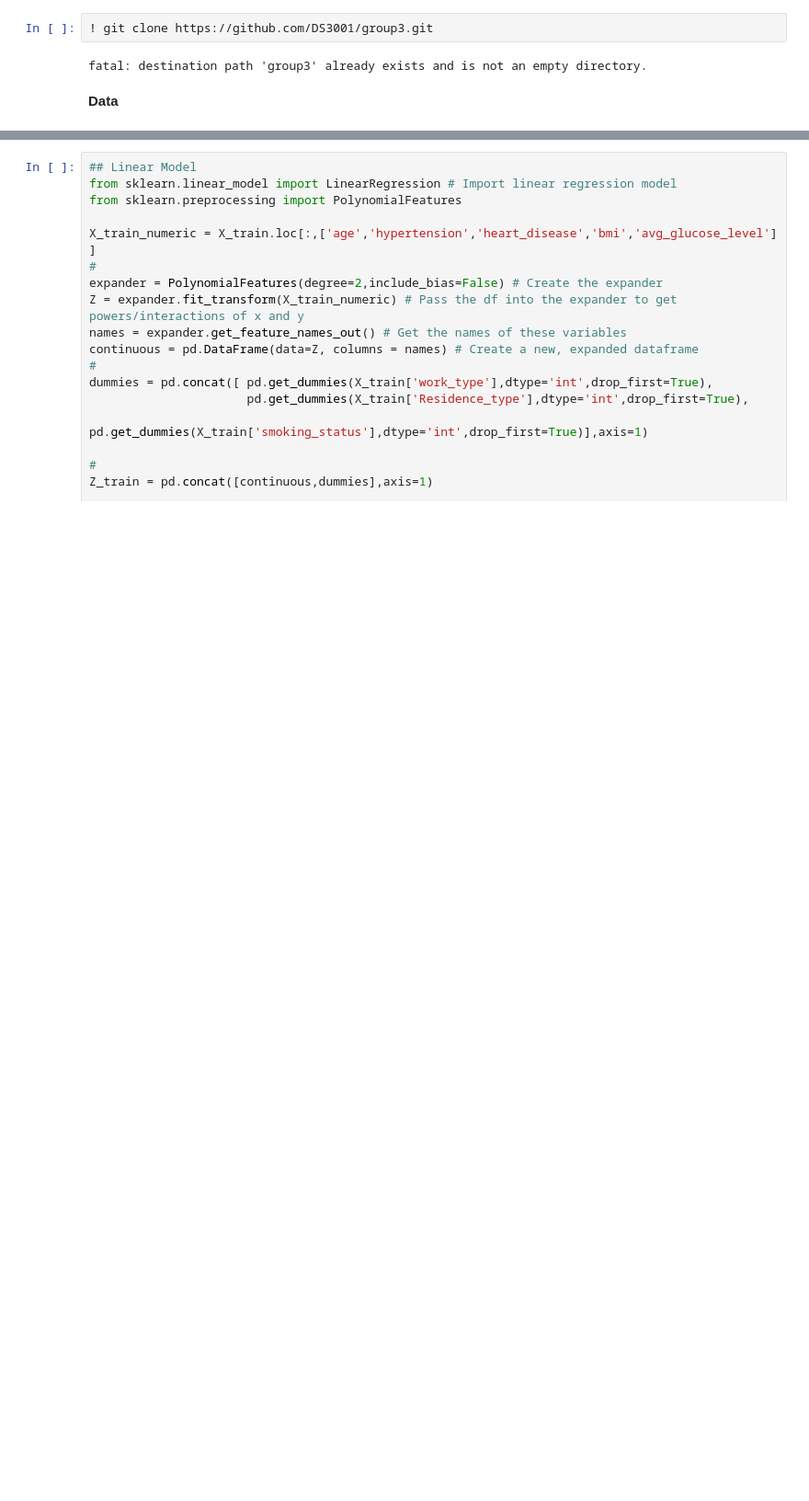
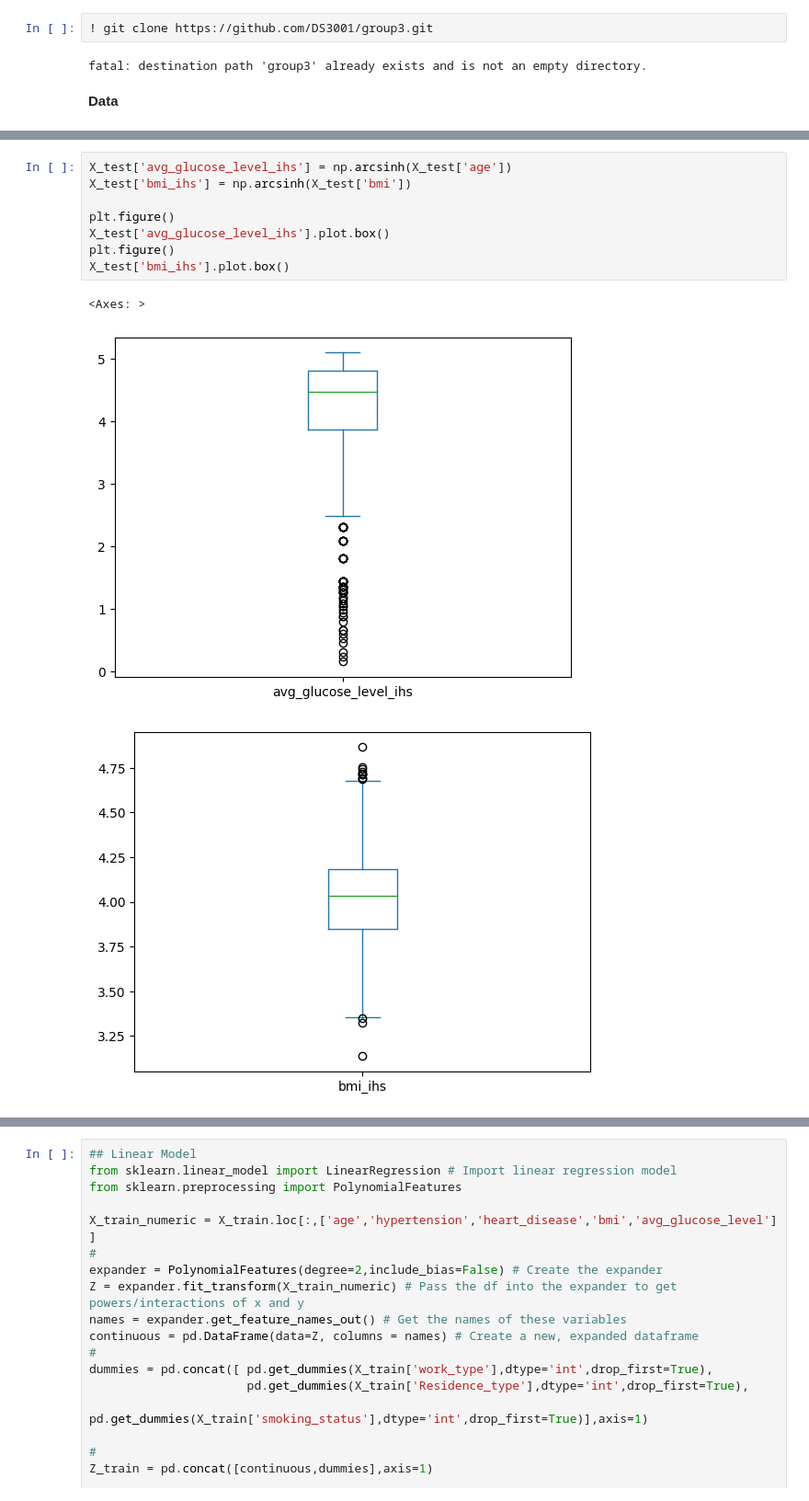
Before and after one commit to DS3001/group3, a Jupyter notebook: Project2.ipynb, the cells around one changed output, grey strips where cells are left out. Shown: that part at 92% size. Saved outputs shown, nothing was run; the diff lists cells and outputs as text; blank space fills up the shorter version.

```diff
--- a/Project2.ipynb
+++ b/Project2.ipynb
@@ -25,0 +47,12 @@ X_train.loc[X_train['gender']=='Other','gender'] = 'Male'
+# %%
+X_test['avg_glucose_level_ihs'] = np.arcsinh(X_test['age'])
+X_test['bmi_ihs'] = np.arcsinh(X_test['bmi'])
+
+plt.figure()
+X_test['avg_glucose_level_ihs'].plot.box()
+plt.figure()
+X_test['bmi_ihs'].plot.box()
+# %% [output]
+<Axes: >
+[figure, added]
+[figure, added]
```
Also changed, not shown: parts of 5 cells of this notebook.
